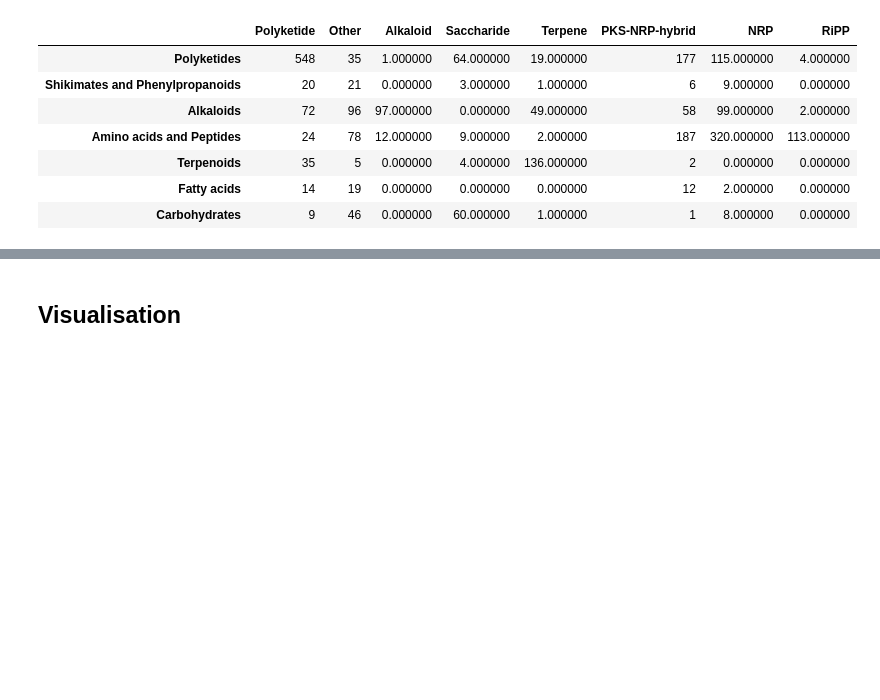
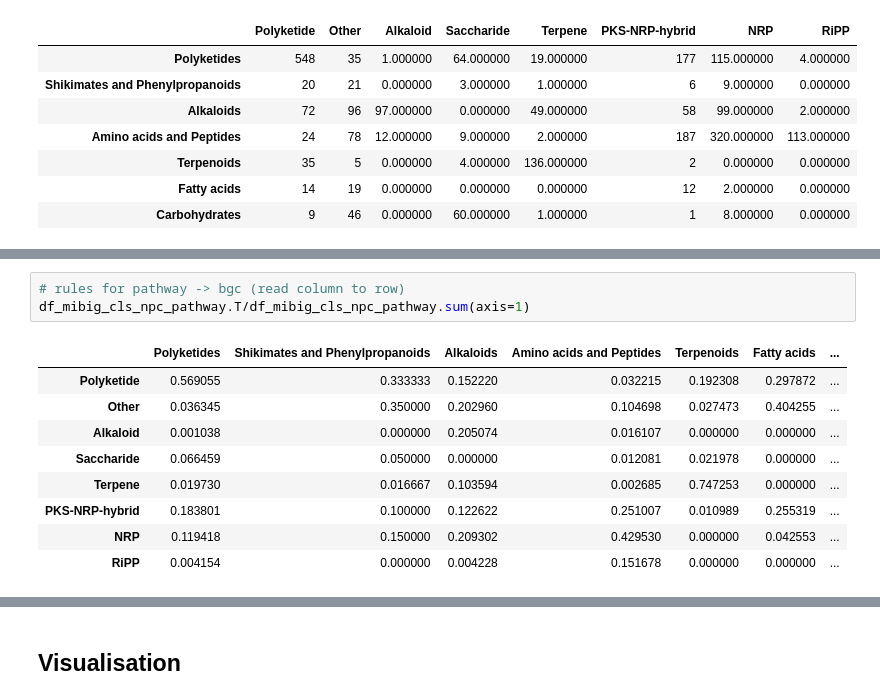
Before and after one commit to louwenjjr/mibig_classifications, a Jupyter notebook: notebooks/5-make_probability_tables.ipynb, the cells around one changed output, grey strips where cells are left out. Drawn from its saved outputs; the diff is of its cells as text; blank space fills up the shorter version.

```diff
--- a/notebooks/5-make_probability_tables.ipynb
+++ b/notebooks/5-make_probability_tables.ipynb
@@ -167,0 +180,13 @@ s
+# %%
+# rules for pathway -> bgc (read column to row)
+df_mibig_cls_npc_pathway.T/df_mibig_cls_npc_pathway.sum(axis=1)
+# %% [output]
+|  | Polyketides | Shikimates and Phenylpropanoids | Alkaloids | Amino acids and Peptides | Terpenoids | Fatty acids | ... |
+| Polyketide | 0.569055 | 0.333333 | 0.152220 | 0.032215 | 0.192308 | 0.297872 | ... |
+| Other | 0.036345 | 0.350000 | 0.202960 | 0.104698 | 0.027473 | 0.404255 | ... |
+| Alkaloid | 0.001038 | 0.000000 | 0.205074 | 0.016107 | 0.000000 | 0.000000 | ... |
+| Saccharide | 0.066459 | 0.050000 | 0.000000 | 0.012081 | 0.021978 | 0.000000 | ... |
+| Terpene | 0.019730 | 0.016667 | 0.103594 | 0.002685 | 0.747253 | 0.000000 | ... |
+| PKS-NRP-hybrid | 0.183801 | 0.100000 | 0.122622 | 0.251007 | 0.010989 | 0.255319 | ... |
+| NRP | 0.119418 | 0.150000 | 0.209302 | 0.429530 | 0.000000 | 0.042553 | ... |
+| RiPP | 0.004154 | 0.000000 | 0.004228 | 0.151678 | 0.000000 | 0.000000 | ... |
```
Also changed, not shown: parts of 12 cells of this notebook.
